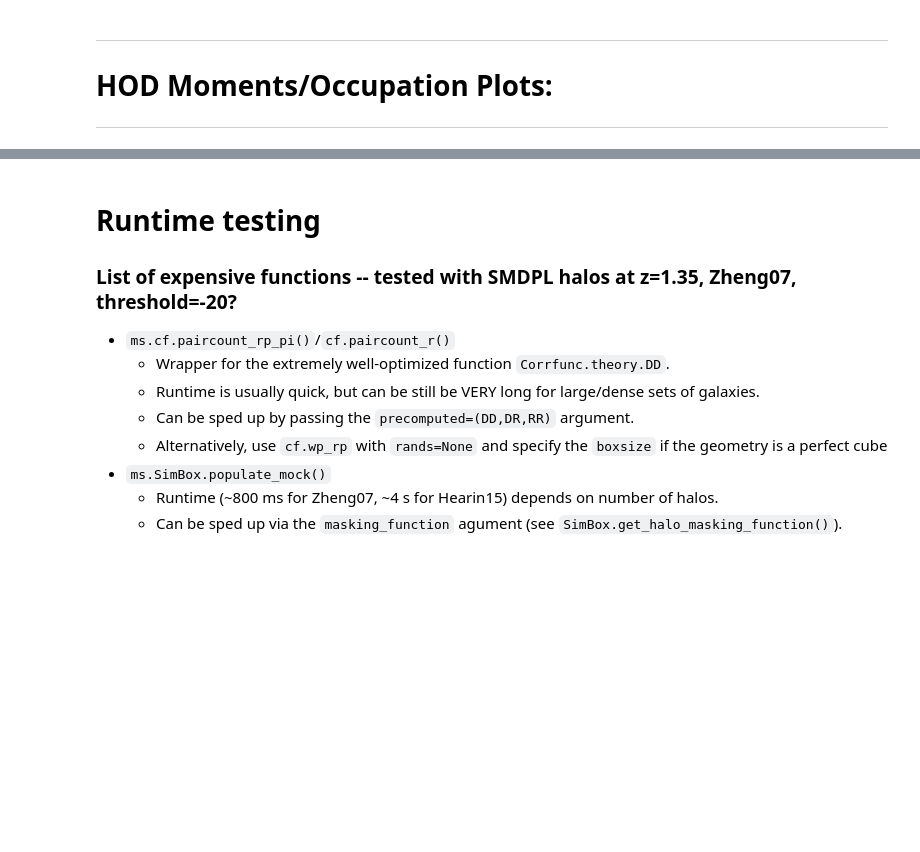
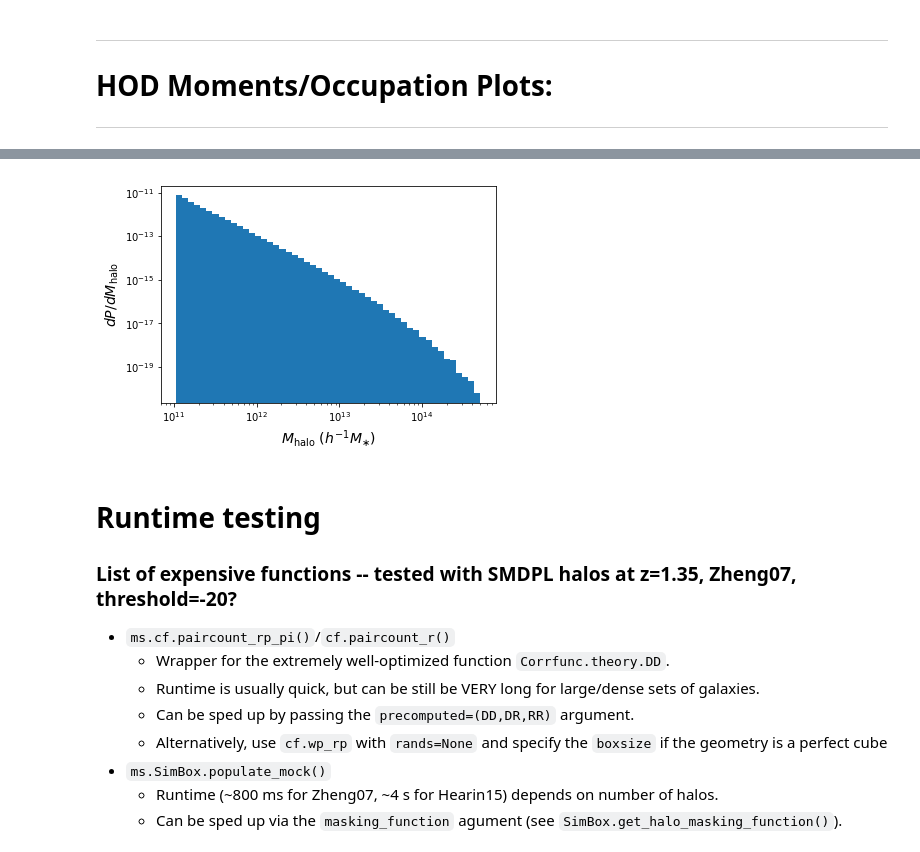
Before and after one commit to AlanPearl/mocksurvey, a Jupyter notebook: Tutorial.ipynb, the cells around one changed output, grey strips where cells are left out. Saved outputs shown, nothing was run; the diff lists cells and outputs as text; code cells hidden in the pictures; blank space fills up the shorter version.

```diff
--- a/Tutorial.ipynb
+++ b/Tutorial.ipynb
@@ -109,3 +130,9 @@ plt.show()
+# %%
+halobox = ms.HaloBox(simname="smdpl")
+ms.tp.plot_halo_mass(halobox)
+plt.show()
+# %% [output]
+[figure, added]
 # %% [markdown]
 # Runtime testing
 
```
Also changed, not shown: parts of 9 cells of this notebook, 3 other files.
